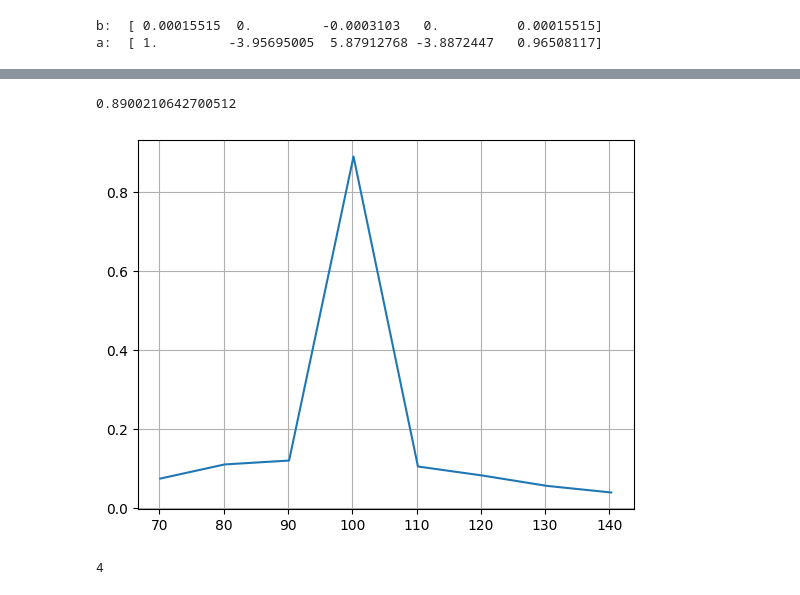
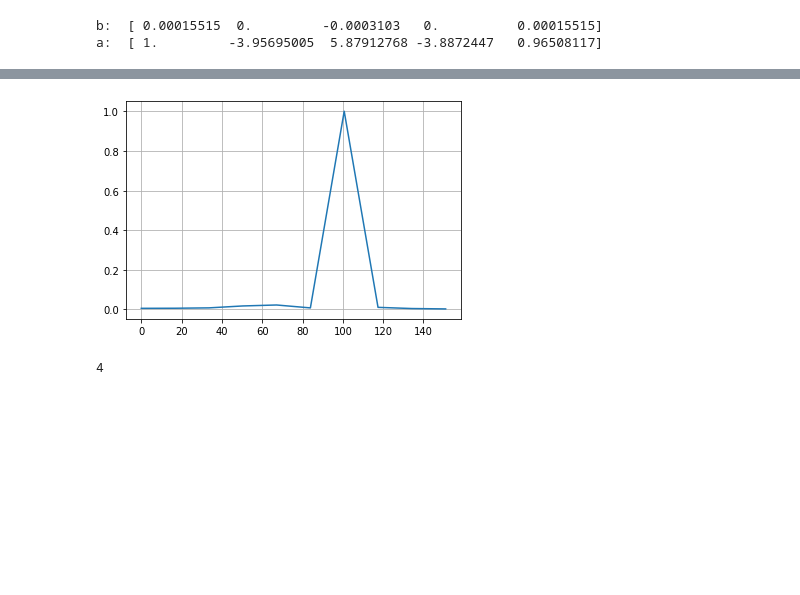
Before and after one commit to JoaoYukio/PCO119, a Jupyter notebook: Atividade 7/Atividade7.ipynb, the cells around one changed output, grey strips where cells are left out. Saved outputs shown, nothing was run; the diff lists cells and outputs as text; code cells hidden in the pictures; blank space fills up the shorter version.

```diff
--- a/Atividade 7/Atividade7.ipynb
+++ b/Atividade 7/Atividade7.ipynb
@@ -248,17 +248,14 @@ plt.grid()
 # %%
-N = len(sinalFiltrado4)
+N = len(sinalFiltrado4[400:-1])
 T = T2
-yf = scipy.fft.fft(sinalFiltrado4)
+yf = scipy.fft.fft(sinalFiltrado4[400:-1])
 xf = np.linspace(0.0, 1.0/(2.0*T), N//2)
 
-print(2.0/N * np.abs(yf[10]))
-
-plt.plot(xf[7:15], 2.0/N * np.abs(yf[7:15]))
+plt.plot(xf[0:10], 2.0/N * np.abs(yf[0:10]))
 plt.grid()
 plt.show()
 # %% [output]
-0.8900210642700512
-[figure, old version]
+[figure, new version]
 # %%
 #https://docs.scipy.org/doc/scipy/reference/generated/scipy.signal.buttord.html
 minOrd, Wn = scipy.signal.buttord([80/5000,120/5000], [60/5000,140/5000],1,10, fs = 1/Ts)
```
Also changed, not shown: parts of 38 cells of this notebook, 17 other files.
